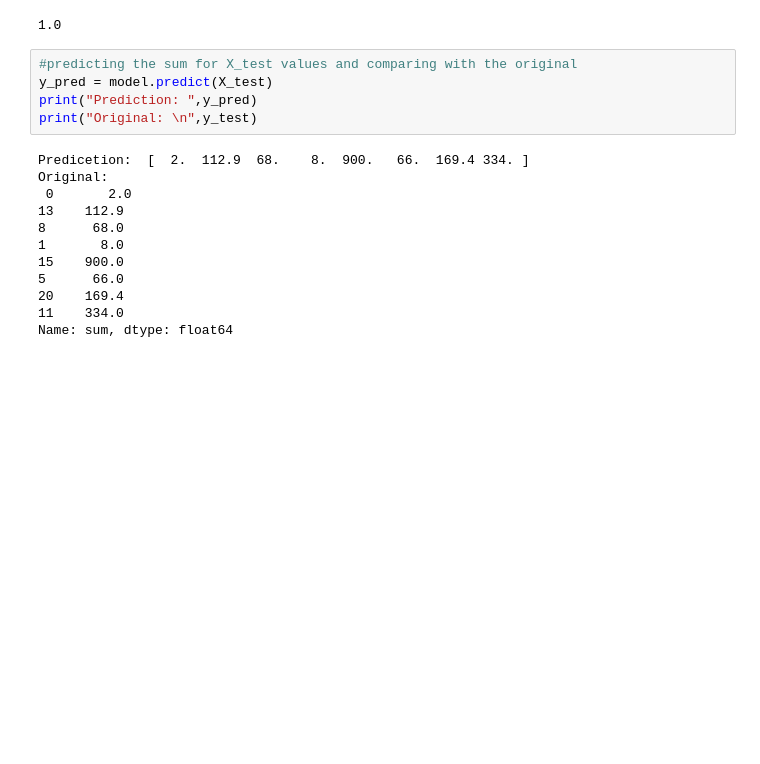
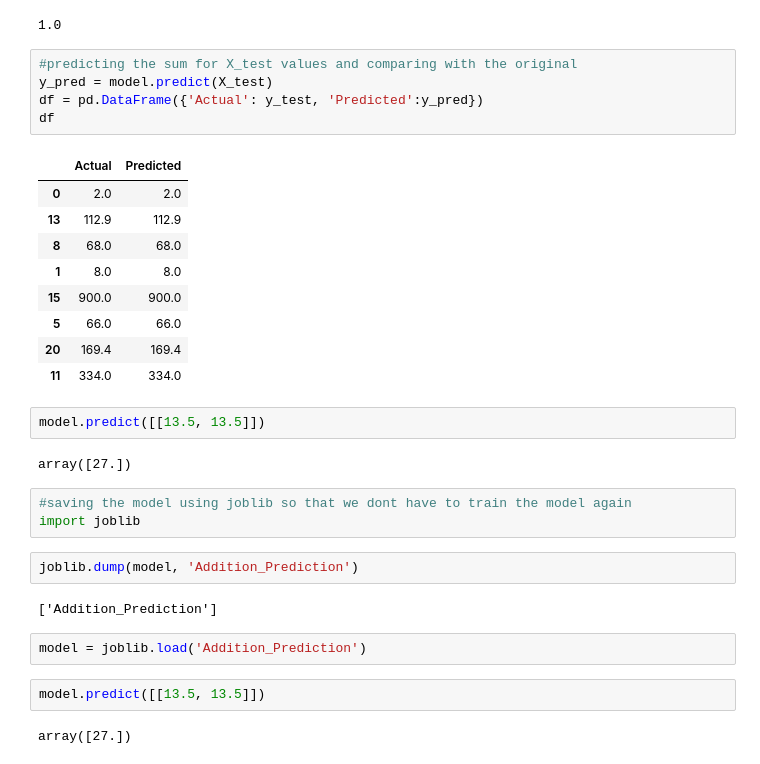
Before and after one commit to MuursaleenBats/ml_projects, a Jupyter notebook: adding two numbers using ml/additon.ipynb, the cells around one changed output. Drawn from its saved outputs; the diff is of its cells as text; blank space fills up the shorter version.

Commit message:
saving the model using joblib

```diff
--- a/adding two numbers using ml/additon.ipynb
+++ b/adding two numbers using ml/additon.ipynb
@@ -74,17 +74,32 @@ model.score(X_test, y_test)
 # %%
 #predicting the sum for X_test values and comparing with the original
 y_pred = model.predict(X_test)
-print("Prediction: ",y_pred)
-print("Original: \n",y_test)
+df = pd.DataFrame({'Actual': y_test, 'Predicted':y_pred})
+df
 # %% [output]
-Predicetion:  [  2.  112.9  68.    8.  900.   66.  169.4 334. ]
-Original:
- 0       2.0
-13    112.9
-8      68.0
-1       8.0
-15    900.0
-5      66.0
-20    169.4
-11    334.0
-Name: sum, dtype: float64
+|  | Actual | Predicted |
+| 0 | 2.0 | 2.0 |
+| 13 | 112.9 | 112.9 |
+| 8 | 68.0 | 68.0 |
+| 1 | 8.0 | 8.0 |
+| 15 | 900.0 | 900.0 |
+| 5 | 66.0 | 66.0 |
+| 20 | 169.4 | 169.4 |
+| 11 | 334.0 | 334.0 |
+# %%
+model.predict([[13.5, 13.5]])
+# %% [output]
+array([27.])
+# %%
+#saving the model using joblib so that we dont have to train the model again
+import joblib
+# %%
+joblib.dump(model, 'Addition_Prediction')
+# %% [output]
+['Addition_Prediction']
+# %%
+model = joblib.load('Addition_Prediction')
+# %%
+model.predict([[13.5, 13.5]])
+# %% [output]
+array([27.])
```
Also changed, not shown: 1 other file.
